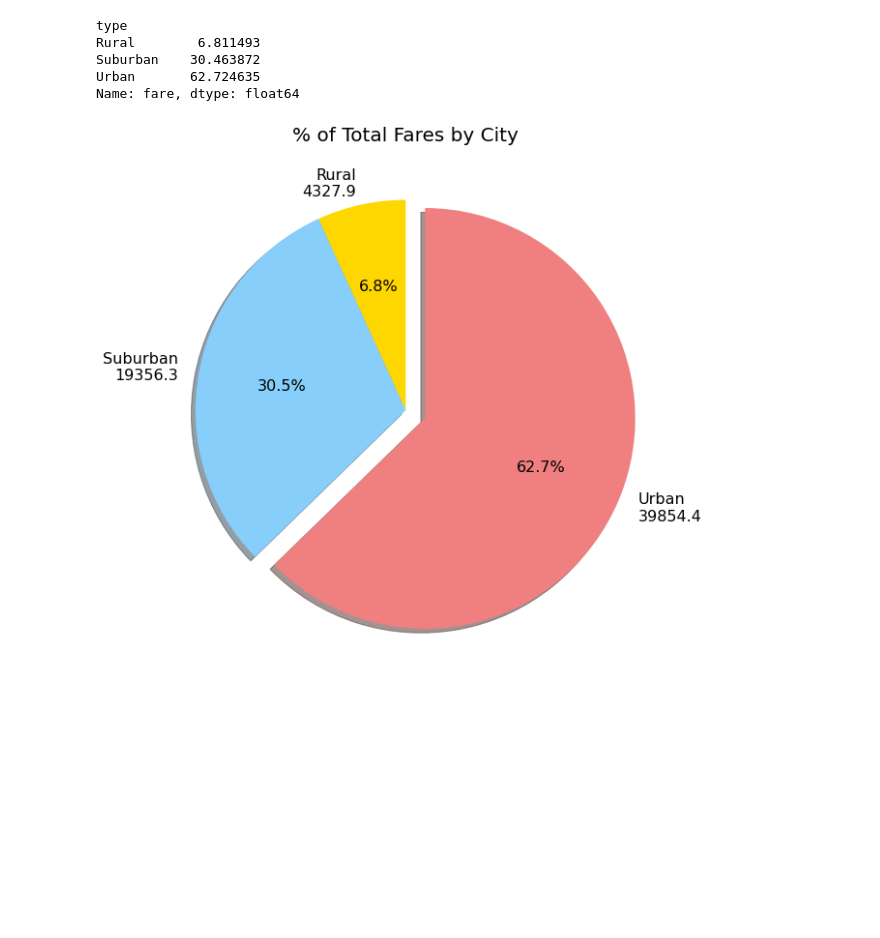
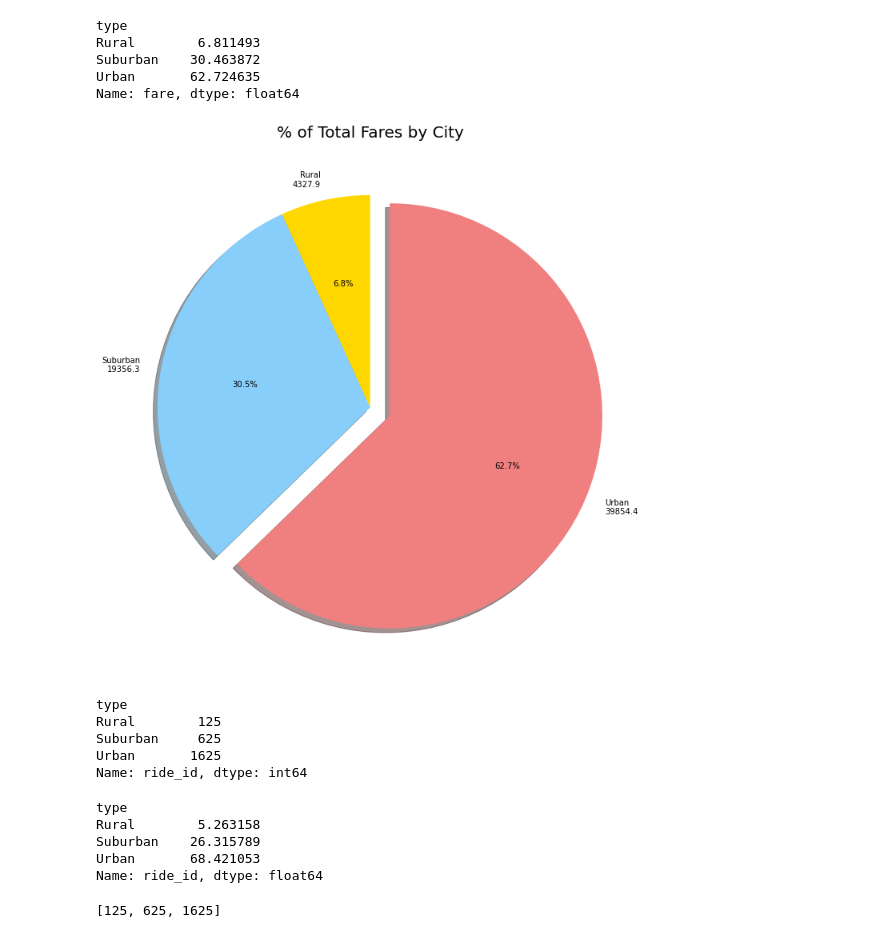
Before and after one commit to EmadSoheili/Matplotlib---UofT---PyberAnalysis, a Jupyter notebook: PyBer.ipynb, the cells around one changed output. Saved outputs shown, nothing was run; the diff lists cells and outputs as text; code cells hidden in the pictures; blank space fills up the shorter version.

```diff
--- a/PyBer.ipynb
+++ b/PyBer.ipynb
@@ -606,18 +606,46 @@ Name: fare, dtype: float64
 # %%
 # Create Pie Chart for Fares
 plt.figure(figsize=(10,10))
 plt.pie(fares_percentage,
         labels=[f'Rural\n{labels[0]:.1f}',
                 f'Suburban\n{labels[1]:.1f}',
                 f'Urban\n{labels[2]:.1f}'],
         colors=['gold','lightskyblue','lightcoral'],
         explode=[0,0,0.1],
         autopct='%1.1f%%',
         shadow=True,
         startangle=90
        )
 plt.title('% of Total Fares by City', fontsize = 20)
 mpl.rcParams['font.size']=16
+plt.tight_layout()
+plt.savefig('Analysis/PieChart1.png')
 plt.show()
 # %% [output]
-[figure, old version]
+[figure, new version]
+# %%
+# Calculate percentage of Rides grouped by City Type
+ride_by_city_type = pyber_data_df.groupby('type').count()['ride_id']
+total_ride = pyber_data_df.count()['ride_id']
+ride_by_city_type
+# %% [output]
+type
+Rural        125
+Suburban     625
+Urban       1625
+Name: ride_id, dtype: int64
+# %%
+ride_percentage = ride_by_city_type/total_ride*100
+ride_percentage
+# %% [output]
+type
+Rural        5.263158
+Suburban    26.315789
+Urban       68.421053
+Name: ride_id, dtype: float64
+# %%
+labels = ride_by_city_type.values
+labels = [i for i in labels]
+labels
+# %% [output]
+[125, 625, 1625]
```
Also changed, not shown: parts of 5 cells of this notebook, 3 other files.
